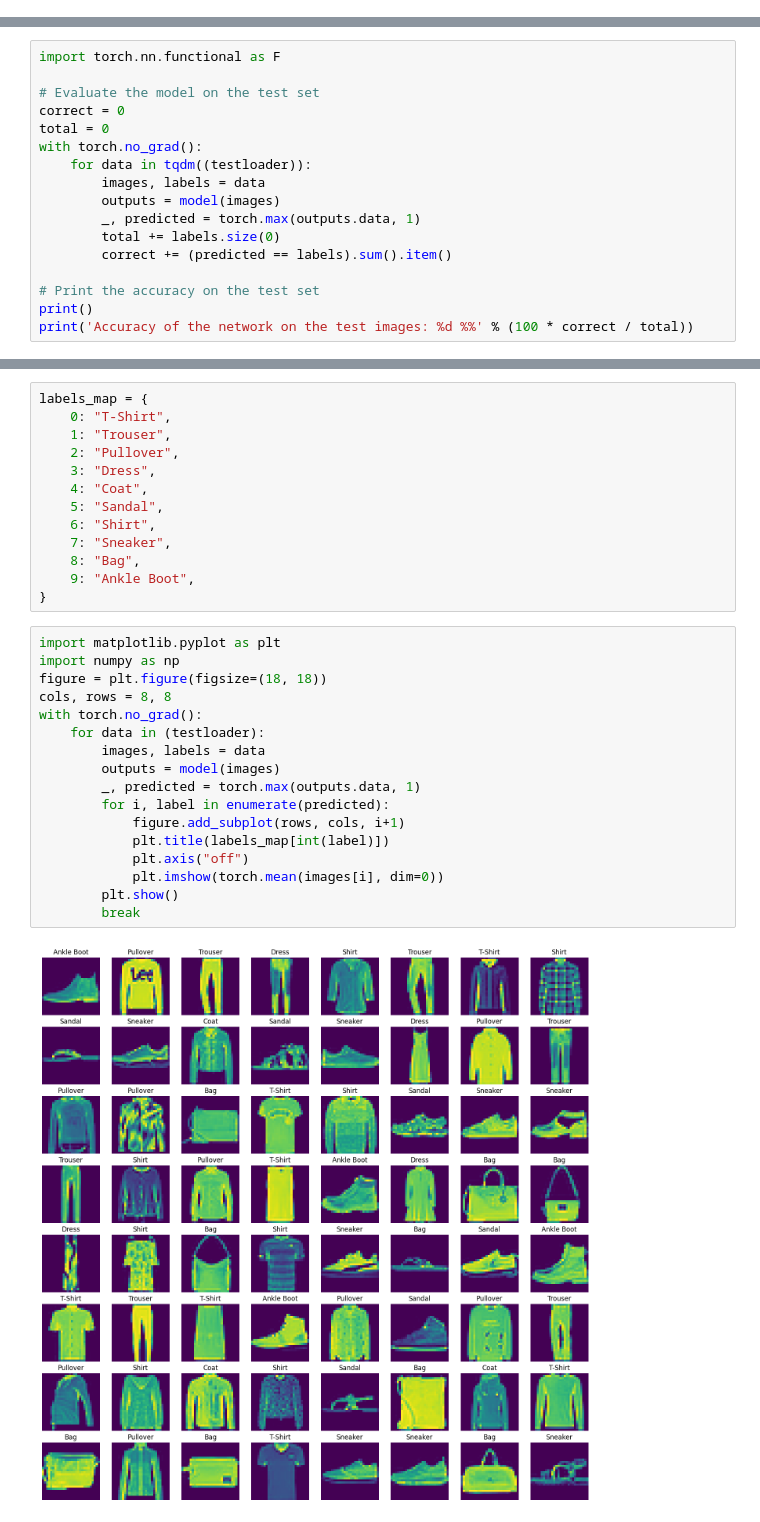
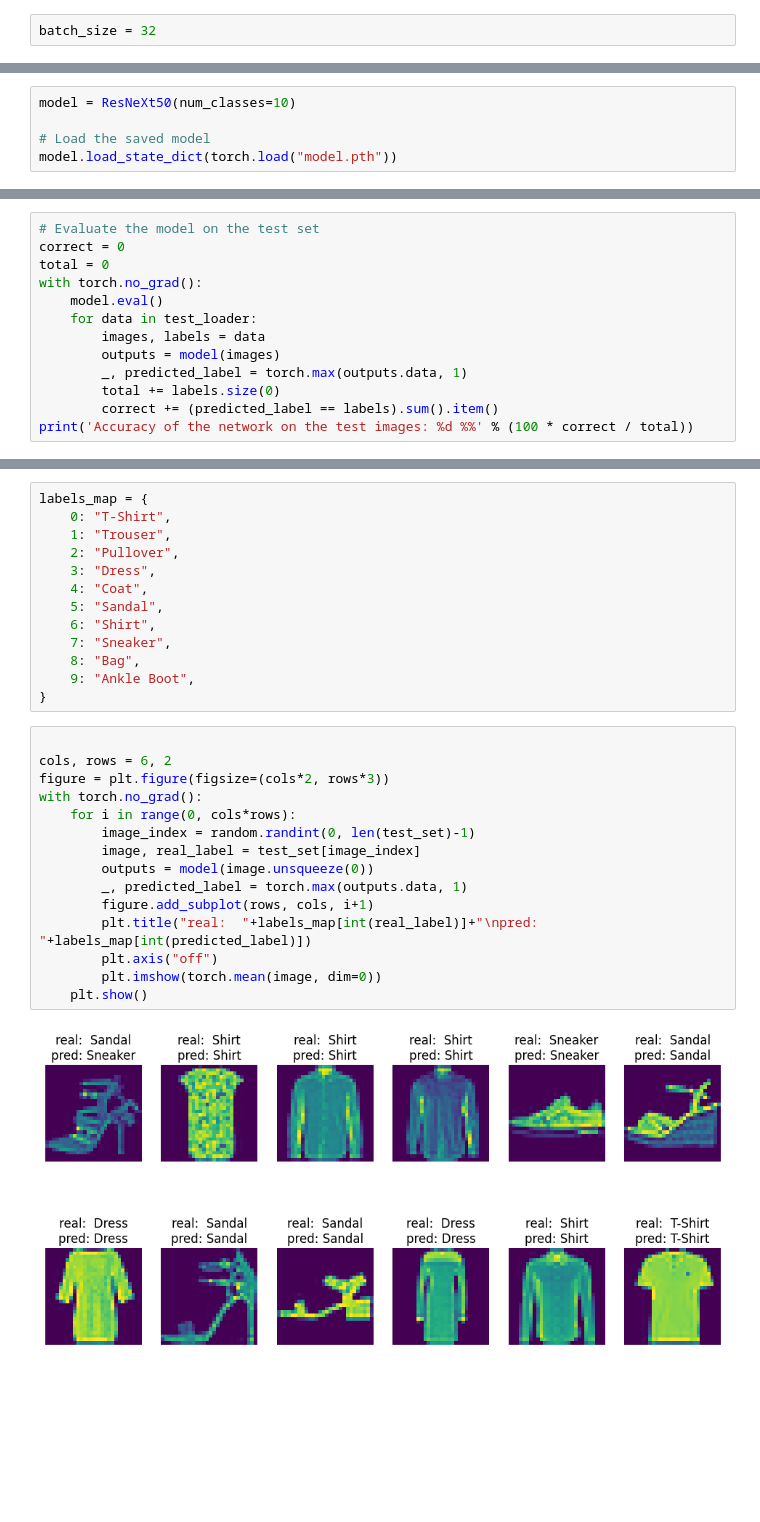
Before and after one commit to DPlpnu/cv-2023, a Jupyter notebook: group 414/lab3/RomanKalitovskyi/lab3.ipynb, the cells around one changed output, grey strips where cells are left out. Cells and saved outputs as stored; diff of their text form; blank space fills up the shorter version.

```diff
--- a/group 414/lab3/RomanKalitovskyi/lab3.ipynb
+++ b/group 414/lab3/RomanKalitovskyi/lab3.ipynb
@@ -1 +13,3 @@
+# %%
+batch_size = 32
 # %%
@@ -81,0 +105,5 @@ for epoch in range(num_epochs):
+# %%
+model = ResNeXt50(num_classes=10)
+
+# Load the saved model
+model.load_state_dict(torch.load("model.pth"))
@@ -82,18 +112,14 @@ for epoch in range(num_epochs):
 # %%
-import torch.nn.functional as F
-
 # Evaluate the model on the test set
 correct = 0
 total = 0
 with torch.no_grad():
-    for data in tqdm((testloader)):
+    model.eval()
+    for data in test_loader:
         images, labels = data
         outputs = model(images)
-        _, predicted = torch.max(outputs.data, 1)
+        _, predicted_label = torch.max(outputs.data, 1)
         total += labels.size(0)
-        correct += (predicted == labels).sum().item()
-
-# Print the accuracy on the test set
-print()
+        correct += (predicted_label == labels).sum().item()
 print('Accuracy of the network on the test images: %d %%' % (100 * correct / total))
 # %% [output]
@@ -112,21 +138,19 @@ labels_map = {
     9: "Ankle Boot",
 }
 # %%
-import matplotlib.pyplot as plt
-import numpy as np
-figure = plt.figure(figsize=(18, 18))
-cols, rows = 8, 8
+
+cols, rows = 6, 2
+figure = plt.figure(figsize=(cols*2, rows*3))
 with torch.no_grad():
-    for data in (testloader):
-        images, labels = data
-        outputs = model(images)
-        _, predicted = torch.max(outputs.data, 1)
-        for i, label in enumerate(predicted):
-            figure.add_subplot(rows, cols, i+1)
-            plt.title(labels_map[int(label)])
-            plt.axis("off")
-            plt.imshow(torch.mean(images[i], dim=0))
-        plt.show()
-        break
+    for i in range(0, cols*rows):
+        image_index = random.randint(0, len(test_set)-1)
+        image, real_label = test_set[image_index]
+        outputs = model(image.unsqueeze(0))
+        _, predicted_label = torch.max(outputs.data, 1)
+        figure.add_subplot(rows, cols, i+1)
+        plt.title("real:  "+labels_map[int(real_label)]+"\npred: "+labels_map[int(predicted_label)])
+        plt.axis("off")
+        plt.imshow(torch.mean(image, dim=0))
+    plt.show()
 # %% [output]
-[figure, old version]
+[figure, new version]
```
Also changed, not shown: parts of 20 cells of this notebook, 2 other files.
